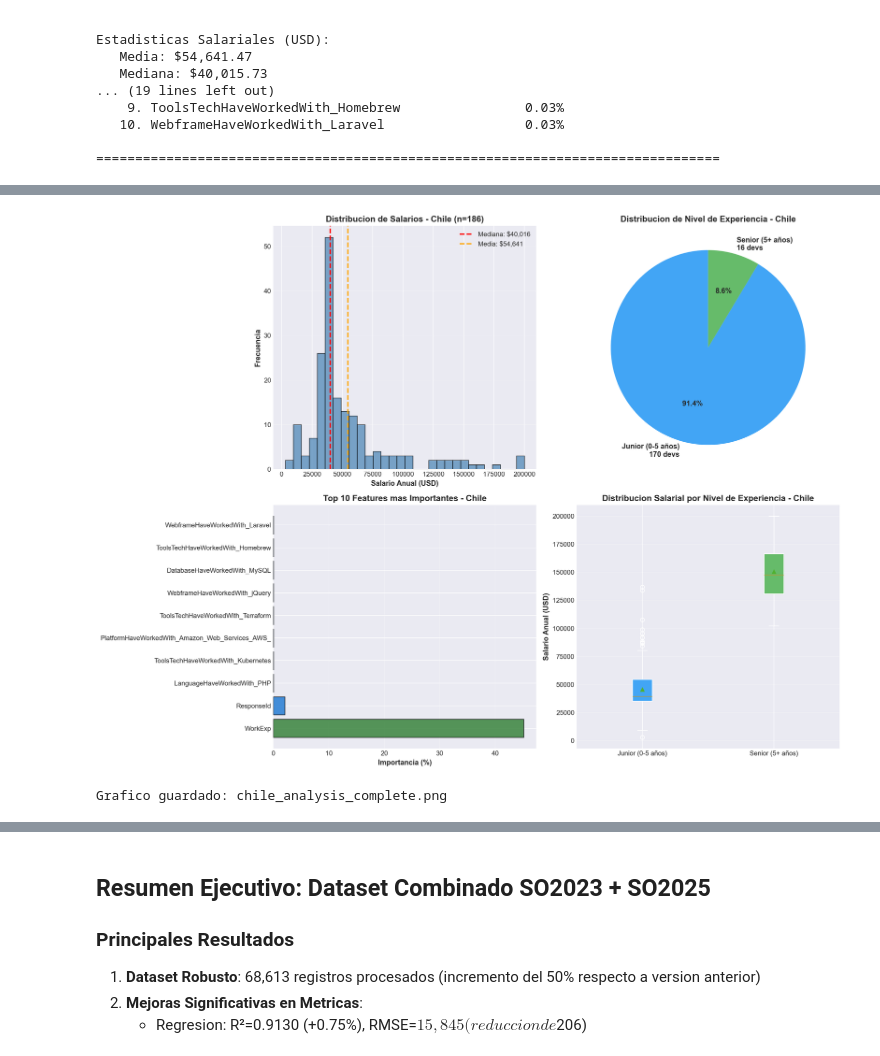
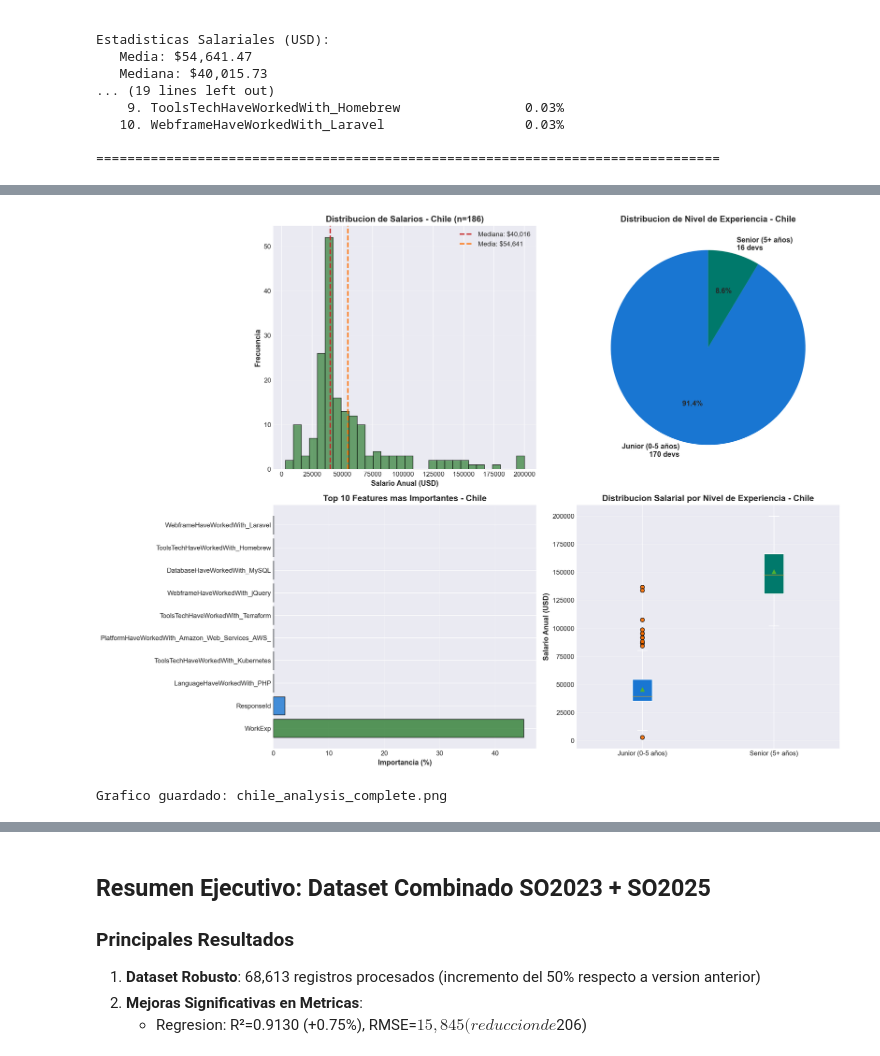
Before and after one commit to HecAguilaV/ML_Analisis_Ecosistema_Dev, a Jupyter notebook: notebooks/02_analisis_de_resultados.ipynb, the cells around one changed output, grey strips where cells are left out. Cells and saved outputs as stored; diff of their text form; code cells hidden in the pictures.

```diff
--- a/notebooks/02_analisis_de_resultados.ipynb
+++ b/notebooks/02_analisis_de_resultados.ipynb
@@ -1743,22 +1803,22 @@ import pandas as pd
 # Gráfico comparativo de regresión actualizado
 fig, axes = plt.subplots(1, 2, figsize=(16, 6))
 
-# R² Score
-colors = ['#2E7D32' if m == 'RandomForestRegressor' else '#1976D2' for m in df_reg_new['Modelo']]
+# R² Score - Colores modernos
+colors = [COLOR_PRIMARY if m == 'RandomForestRegressor' else COLOR_SECONDARY for m in df_reg_new['Modelo']]
 axes[0].barh(df_reg_new['Modelo'], df_reg_new['R2'], color=colors, alpha=0.8, edgecolor='black')
 axes[0].set_xlabel('R2 Score', fontsize=12, fontweight='bold')
 axes[0].set_title('R2 Score por Modelo (Dataset SO2023+SO2025)', fontsize=14, fontweight='bold')
-axes[0].axvline(x=0.9130, color='red', linestyle='--', linewidth=2, label='Mejor: 0.9130')
+axes[0].axvline(x=0.9130, color=COLOR_WARNING, linestyle='--', linewidth=2, label='Mejor: 0.9130')
 axes[0].legend(fontsize=10)
 axes[0].grid(axis='x', alpha=0.3)
 
-# RMSE
+# RMSE - Colores diferenciados
 df_reg_rmse = df_reg_new[df_reg_new['RMSE'] < 100000]  # Filtrar outliers
-colors_rmse = ['#2E7D32' if m == 'RandomForestRegressor' else '#D32F2F' for m in df_reg_rmse['Modelo']]
+colors_rmse = [COLOR_PRIMARY if m == 'RandomForestRegressor' else COLOR_ACCENT for m in df_reg_rmse['Modelo']]
 axes[1].barh(df_reg_rmse['Modelo'], df_reg_rmse['RMSE'], color=colors_rmse, alpha=0.8, edgecolor='black')
 axes[1].set_xlabel('RMSE (USD)', fontsize=12, fontweight='bold')
 axes[1].set_title('RMSE por Modelo (Dataset SO2023+SO2025)', fontsize=14, fontweight='bold')
-axes[1].axvline(x=15845, color='red', linestyle='--', linewidth=2, label='Mejor: $15,845')
+axes[1].axvline(x=15845, color=COLOR_WARNING, linestyle='--', linewidth=2, label='Mejor: $15,845')
 axes[1].legend(fontsize=10)
 axes[1].grid(axis='x', alpha=0.3)
 
@@ -1963,11 +2047,11 @@ if chile_pred_path.exists():
 
     fig, axes = plt.subplots(2, 2, figsize=(16, 12))
 
-    # 1. Distribución de salarios
-    axes[0, 0].hist(df_chile['salario_predicho'], bins=30, color='steelblue', alpha=0.7, edgecolor='black')
-    axes[0, 0].axvline(chile_sal['mediana'], color='red', linestyle='--', linewidth=2,
+    # 1. Distribución de salarios - Colores modernos
+    axes[0, 0].hist(df_chile['salario_predicho'], bins=30, color=COLOR_PRIMARY, alpha=0.7, edgecolor='black')
+    axes[0, 0].axvline(chile_sal['mediana'], color=COLOR_WARNING, linestyle='--', linewidth=2,
                        label=f"Mediana: ${chile_sal['mediana']:,.0f}")
-    axes[0, 0].axvline(chile_sal['media'], color='orange', linestyle='--', linewidth=2,
+    axes[0, 0].axvline(chile_sal['media'], color=COLOR_ACCENT, linestyle='--', linewidth=2,
                        label=f"Media: ${chile_sal['media']:,.0f}")
     axes[0, 0].set_xlabel('Salario Anual (USD)', fontsize=11, fontweight='bold')
     axes[0, 0].set_ylabel('Frecuencia', fontsize=11, fontweight='bold')
@@ -1975,50 +2059,52 @@ if chile_pred_path.exists():
     axes[0, 0].legend(fontsize=10)
     axes[0, 0].grid(axis='y', alpha=0.3)
 
-    # 2. Distribución de experiencia
+    # 2. Distribución de experiencia - Paleta moderna
     exp_counts = df_chile['experiencia_predicha'].value_counts().sort_index()
     labels = [f'Junior (0-5 años)\n{exp_counts[0]} devs', f'Senior (5+ años)\n{exp_counts[1]} devs']
-    colors = ['#42A5F5', '#66BB6A']
+    colors = [COLOR_SECONDARY, COLOR_SUCCESS]
     axes[0, 1].pie(exp_counts, labels=labels, autopct='%1.1f%%', colors=colors, startangle=90,
                    textprops={'fontsize': 11, 'fontweight': 'bold'})
     axes[0, 1].set_title('Distribucion de Nivel de Experiencia - Chile', fontsize=13, fontweight='bold')
 
-    # 3. Feature importance (top 10)
+    # 3. Feature importance (top 10) - Colores diferenciados
     top_10_features = chile_report['feature_importance']['top_20_features'][:10]
     feature_names = [f['feature'] for f in top_10_features]
     importances = [f['importance'] * 100 for f in top_10_features]
 
-    colors_feat = ['#2E7D32' if i == 0 else '#1976D2' for i in range(len(feature_names))]
+    colors_feat = [COLOR_PRIMARY if i == 0 else COLOR_SECONDARY for i in range(len(feature_names))]
     axes[1, 0].barh(feature_names, importances, color=colors_feat, alpha=0.8, edgecolor='black')
     axes[1, 0].set_xlabel('Importancia (%)', fontsize=11, fontweight='bold')
     axes[1, 0].set_title('Top 10 Features mas Importantes - Chile', fontsize=13, fontweight='bold')
     axes[1, 0].grid(axis='x', alpha=0.3)
 
-    # 4. Boxplot de salarios por experiencia
+    # 4. Boxplot de salarios por experiencia - Mejor contraste
     df_chile_exp = df_chile.copy()
     df_chile_exp['Nivel'] = df_chile_exp['experiencia_predicha'].map({0: 'Junior', 1: 'Senior'})
 
     box_data = [df_chile_exp[df_chile_exp['Nivel'] == 'Junior']['salario_predicho'],
                 df_chile_exp[df_chile_exp['Nivel'] == 'Senior']['salario_predicho']]
     bp = axes[1, 1].boxplot(box_data, labels=['Junior (0-5 años)', 'Senior (5+ años)'],
-                            patch_artist=True, showmeans=True)
+                            patch_artist=True, showmeans=True,
+                            flierprops=dict(marker='o', markerfacecolor=COLOR_ACCENT,
+                                          markersize=6, markeredgecolor='black', alpha=0.9))
 
-    # Colorear boxes
-    bp['boxes'][0].set_facecolor('#42A5F5')
-    bp['boxes'][1].set_facecolor('#66BB6A')
+    # Colorear boxes con paleta moderna
+    bp['boxes'][0].set_facecolor(COLOR_SECONDARY)
+    bp['boxes'][1].set_facecolor(COLOR_SUCCESS)
 
     axes[1, 1].set_ylabel('Salario Anual (USD)', fontsize=11, fontweight='bold')
     axes[1, 1].set_title('Distribucion Salarial por Nivel de Experiencia - Chile', fontsize=13, fontweight='bold')
     axes[1, 1].grid(axis='y', alpha=0.3)
 
     plt.tight_layout()
     plt.savefig('../data/08_reporting/chile_analysis_complete.png', dpi=300, bbox_inches='tight')
     plt.show()
 
     print("Grafico guardado: chile_analysis_complete.png")
 else:
     print("Archivo de predicciones de Chile no encontrado")
 # %% [output]
 [interactive output not drawn]
-[figure, old version]
+[figure, new version]
 Grafico guardado: chile_analysis_complete.png
```
Also changed, not shown: parts of 13 cells of this notebook, 33 other files.
